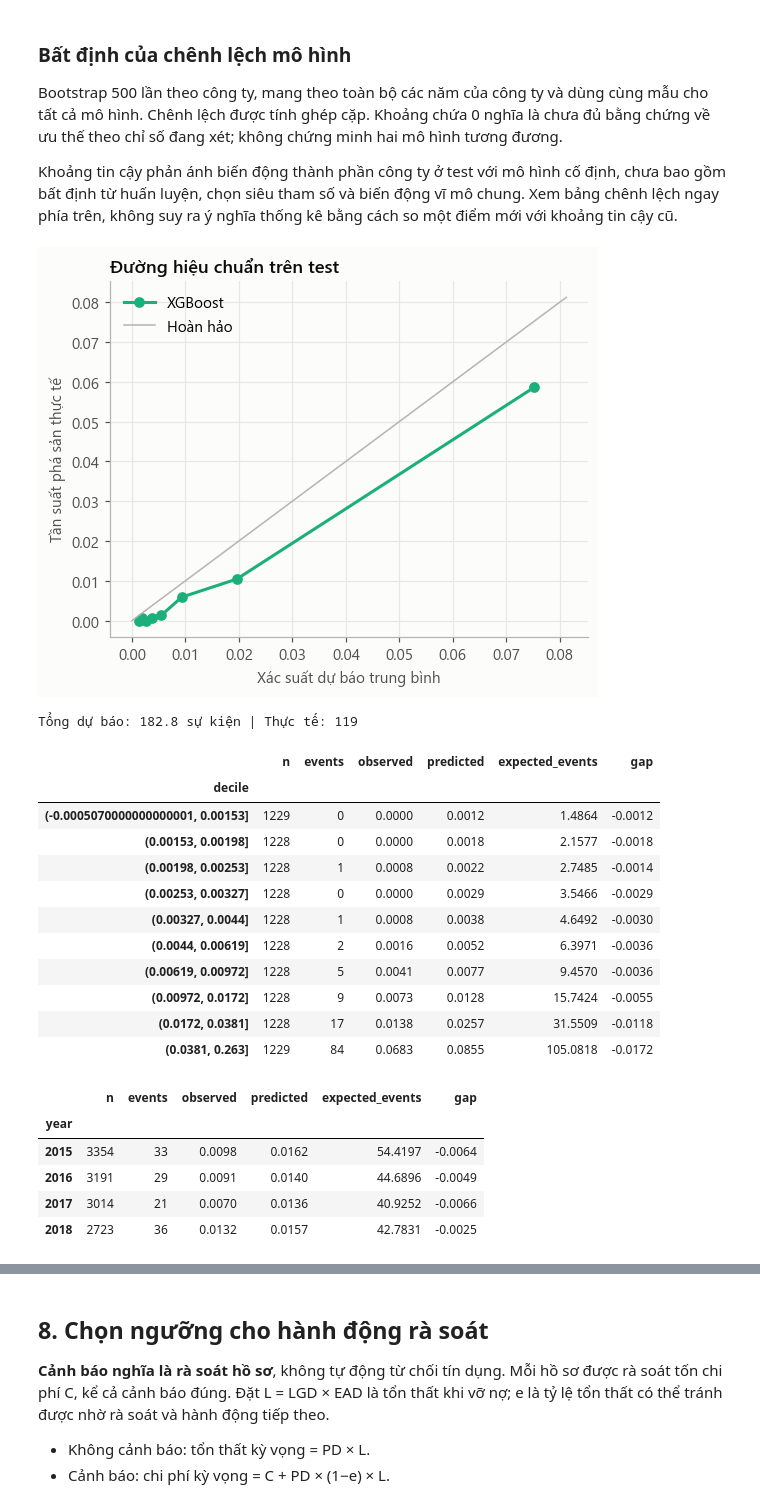
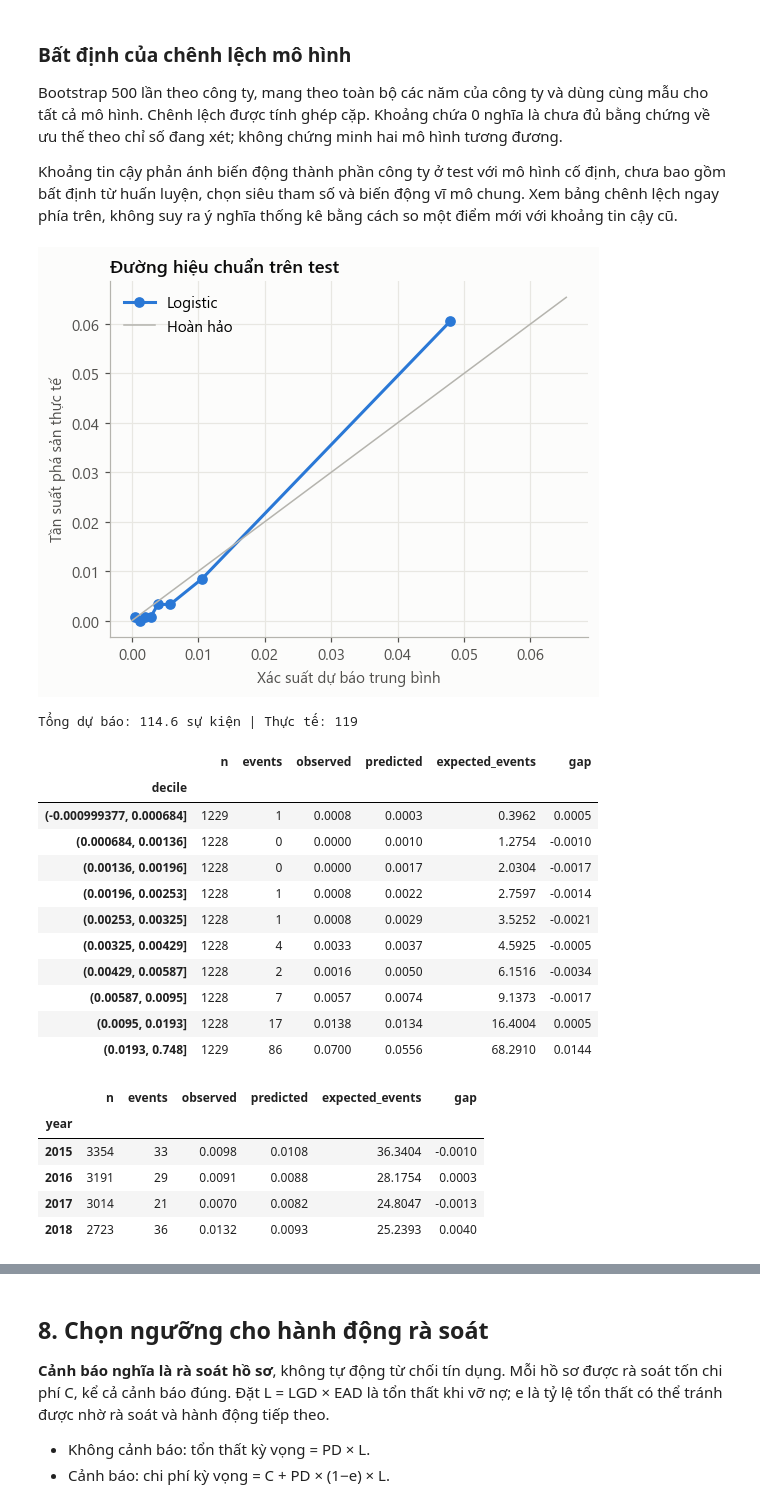
Before and after one commit to thanhtoan05/corporate-bankruptcy-prediction, a Jupyter notebook: corporate-bankruptcy-prediction.ipynb, the cells around one changed output, grey strips where cells are left out. Drawn from its saved outputs; the diff is of its cells as text; code cells hidden in the pictures.

Commit message:
Update bankruptcy analysis, calibration and model evaluation

```diff
--- a/corporate-bankruptcy-prediction.ipynb
+++ b/corporate-bankruptcy-prediction.ipynb
@@ -1187,4 +1253,17 @@ Tham khảo: [hiệu chuẩn xác suất scikit-learn](https://scikit-learn.org/
 # %%
+annual_backtest, inner_tuning = expanding_backtest(features_raw[FEATURES],df['target'],df['year'],RANDOM_STATE)
+from scipy.stats import binomtest
+from scipy.optimize import brentq
+from scipy.special import expit
+
+annual_ap = annual_backtest.pivot(index='year', columns='model', values='PR-AUC')
+display(annual_ap.round(3))
+delta_ap = annual_ap['XGBoost'] - annual_ap['Logistic']
+nonzero = delta_ap[delta_ap != 0]
+sign_p = binomtest(int((nonzero > 0).sum()), len(nonzero)).pvalue if len(nonzero) else 1.
+BEST = 'XGBoost' if delta_ap.mean() > 0 and sign_p < .05 else 'Logistic'
+print(f'Champion {BEST} | chênh AP trung bình {delta_ap.mean():+.3f} | p kiểm định dấu {sign_p:.3f}')
+
 def to_logit(p):
     p = np.clip(p, 1e-6, 1 - 1e-6)
     return np.log(p / (1 - p))
@@ -1211,6 +1290,14 @@ calibrators = {'Altman Z': Platt().fit(score['Altman Z']['train'], y['train'])}
 for name in all_fitted_models:
     calibrators[name] = Platt().fit(oof_scores[name], df.loc[oof_scores.index, 'target'])
 pd_hat = {name: {k: calibrators[name].predict(score[name][k]) for k in X} for name in score}
+pd_oof = pd_hat
+recent_rate = y['valid'].mean()
+for name, cal in calibrators.items():
+    logits = cal.lr_.decision_function(np.asarray(score[name]['valid']).reshape(-1, 1))
+    offset = brentq(lambda shift: expit(logits + shift).mean() - recent_rate, -50, 50)
+    cal.lr_.intercept_ += offset
+pd_hat = {name: {k: cal.predict(score[name][k]) for k in X} for name, cal in calibrators.items()}
+assert all(np.isclose(probs['valid'].mean(), recent_rate) for probs in pd_hat.values())
 display(pd.Series({name: cal.lr_.coef_[0, 0] for name, cal in calibrators.items()}, name='Hệ số Platt'))
 if any(cal.lr_.coef_[0, 0] <= 0 for cal in calibrators.values()):
     raise ValueError('Hiệu chuẩn đảo chiều điểm rủi ro; cần xem lại trước khi dùng ngưỡng.')
@@ -1231,6 +1318,7 @@ def evaluate(split='test'):
         auc = roc_auc_score(t, s)
         rows[name] = {'ROC-AUC': auc, 'Gini': 2*auc - 1, 'PR-AUC': average_precision_score(t, s),
                       'KS': ks_stat(t, s), 'Recall top 10%': recall_top(t, s),
+                      'Brier skill (mốc valid)': 1 - brier_score_loss(t, p) / np.mean((np.asarray(t) - recent_rate)**2),
                       'Brier ×100': 100*brier_score_loss(t, p), 'Log-loss': log_loss(t, p),
                       'Recall@0.3 (xs gốc)': (raw_prob[name][split][np.asarray(t) == 1] >= .3).mean() if name in models else np.nan}
     return pd.DataFrame(rows).T
@@ -1239,7 +1327,6 @@ print('Tỷ lệ phá sản (PR-AUC của mô hình ngẫu nhiên) — valid:',
 print('\nVALID'); display(evaluate('valid').round(3))
 print('TEST'); summary_test = evaluate('test'); display(summary_test.round(3))
 
-BEST = evaluate('valid').loc[list(models), 'PR-AUC'].idxmax()
-print('Mô hình được chọn theo PR-AUC trên valid:', BEST)
+print('Mô hình chính theo quy tắc backtest:', BEST)
 summary_test.to_csv(RESULTS / 'us_test_metrics.csv')
 # %% [output]
@@ -1351,36 +1453,55 @@ Khoảng tin cậy phản ánh biến động thành phần công ty ở test v
 # %%
 # Hiệu chuẩn: với xác suất dự báo p, tần suất thực tế có xấp xỉ p không?
 fig, ax = plt.subplots(figsize=(5.2, 4.2))
 frac, mean_p = calibration_curve(y['test'], pd_hat[BEST]['test'], n_bins=8, strategy='quantile')
 ax.plot(mean_p, frac, marker='o', markersize=6, color=C_MODEL[BEST], label=BEST)
 lim = max(mean_p.max(), frac.max()) * 1.08
 ax.plot([0, lim], [0, lim], color='#b5b4ae', lw=1, label='Hoàn hảo')
 ax.set(title='Đường hiệu chuẩn trên test', xlabel='Xác suất dự báo trung bình', ylabel='Tần suất phá sản thực tế')
 ax.legend(loc='upper left'); plt.tight_layout(); plt.show()
 print('Tổng dự báo:', round(pd_hat[BEST]['test'].sum(), 1), 'sự kiện | Thực tế:', int(y['test'].sum()))
 
 cal_decile, cal_year = calibration_tables(y['test'], pd_hat[BEST]['test'], df.loc[masks['test'], 'year'])
 display(cal_decile.round(4)); display(cal_year.round(4))
 cal_decile.to_csv(RESULTS / 'calibration_deciles.csv')
 cal_year.to_csv(RESULTS / 'calibration_years.csv')
+
+years_test = df.loc[masks['test'], 'year']
+by_year, by_decile, skills = [], [], []
+for model_name in dict.fromkeys([BEST, 'XGBoost']):
+    for method, probs in [('Platt OOF', pd_oof), ('Chỉnh hệ số chặn', pd_hat)]:
+        p = probs[model_name]['test']
+        dec, yr = calibration_tables(y['test'], p, years_test)
+        # Giữ đúng cùng nhóm doanh nghiệp trước/sau chỉnh chặn (biến đổi đơn điệu).
+        dec.index = np.arange(1, len(dec) + 1)
+        by_decile.append(dec.rename_axis('decile').reset_index().assign(model=model_name, method=method))
+        by_year.append(yr.reset_index().assign(model=model_name, method=method))
+        bs = brier_score_loss(y['test'], p)
+        bs_ref = np.mean((y['test'] - recent_rate)**2)
+        skills.append(dict(model=model_name, method=method, expected=p.sum(), observed=y['test'].sum(),
+                           brier=bs, brier_reference=bs_ref, brier_skill=1-bs/bs_ref))
+for title, table in [('calibration_methods_years', pd.concat(by_year)), ('calibration_methods_deciles', pd.concat(by_decile)),
+                     ('calibration_skill', pd.DataFrame(skills))]:
+    display(table.round(4))
+    table.to_csv(RESULTS / f'{title}.csv', index=False)
 # %% [output]
-[figure, old version]
+[figure, new version]
-Tổng dự báo: 182.8 sự kiện | Thực tế: 119
+Tổng dự báo: 114.6 sự kiện | Thực tế: 119
 |  | n | events | observed | predicted | expected_events | gap |
 | decile |  |  |  |  |  |  |
-| (-0.0005070000000000001, 0.00153] | 1229 | 0 | 0.0000 | 0.0012 | 1.4864 | -0.0012 |
-| (0.00153, 0.00198] | 1228 | 0 | 0.0000 | 0.0018 | 2.1577 | -0.0018 |
-| (0.00198, 0.00253] | 1228 | 1 | 0.0008 | 0.0022 | 2.7485 | -0.0014 |
-| (0.00253, 0.00327] | 1228 | 0 | 0.0000 | 0.0029 | 3.5466 | -0.0029 |
-| (0.00327, 0.0044] | 1228 | 1 | 0.0008 | 0.0038 | 4.6492 | -0.0030 |
-| (0.0044, 0.00619] | 1228 | 2 | 0.0016 | 0.0052 | 6.3971 | -0.0036 |
-| (0.00619, 0.00972] | 1228 | 5 | 0.0041 | 0.0077 | 9.4570 | -0.0036 |
-| (0.00972, 0.0172] | 1228 | 9 | 0.0073 | 0.0128 | 15.7424 | -0.0055 |
-| (0.0172, 0.0381] | 1228 | 17 | 0.0138 | 0.0257 | 31.5509 | -0.0118 |
-| (0.0381, 0.263] | 1229 | 84 | 0.0683 | 0.0855 | 105.0818 | -0.0172 |
+| (-0.000999377, 0.000684] | 1229 | 1 | 0.0008 | 0.0003 | 0.3962 | 0.0005 |
+| (0.000684, 0.00136] | 1228 | 0 | 0.0000 | 0.0010 | 1.2754 | -0.0010 |
+| (0.00136, 0.00196] | 1228 | 0 | 0.0000 | 0.0017 | 2.0304 | -0.0017 |
+| (0.00196, 0.00253] | 1228 | 1 | 0.0008 | 0.0022 | 2.7597 | -0.0014 |
+| (0.00253, 0.00325] | 1228 | 1 | 0.0008 | 0.0029 | 3.5252 | -0.0021 |
+| (0.00325, 0.00429] | 1228 | 4 | 0.0033 | 0.0037 | 4.5925 | -0.0005 |
+| (0.00429, 0.00587] | 1228 | 2 | 0.0016 | 0.0050 | 6.1516 | -0.0034 |
+| (0.00587, 0.0095] | 1228 | 7 | 0.0057 | 0.0074 | 9.1373 | -0.0017 |
+| (0.0095, 0.0193] | 1228 | 17 | 0.0138 | 0.0134 | 16.4004 | 0.0005 |
+| (0.0193, 0.748] | 1229 | 86 | 0.0700 | 0.0556 | 68.2910 | 0.0144 |
 |  | n | events | observed | predicted | expected_events | gap |
 | year |  |  |  |  |  |  |
-| 2015 | 3354 | 33 | 0.0098 | 0.0162 | 54.4197 | -0.0064 |
-| 2016 | 3191 | 29 | 0.0091 | 0.0140 | 44.6896 | -0.0049 |
-| 2017 | 3014 | 21 | 0.0070 | 0.0136 | 40.9252 | -0.0066 |
-| 2018 | 2723 | 36 | 0.0132 | 0.0157 | 42.7831 | -0.0025 |
+| 2015 | 3354 | 33 | 0.0098 | 0.0108 | 36.3404 | -0.0010 |
+| 2016 | 3191 | 29 | 0.0091 | 0.0088 | 28.1754 | 0.0003 |
+| 2017 | 3014 | 21 | 0.0070 | 0.0082 | 24.8047 | -0.0013 |
+| 2018 | 2723 | 36 | 0.0132 | 0.0093 | 25.2393 | 0.0040 |
```
Also changed, not shown: parts of 31 cells of this notebook, 3 other files.
